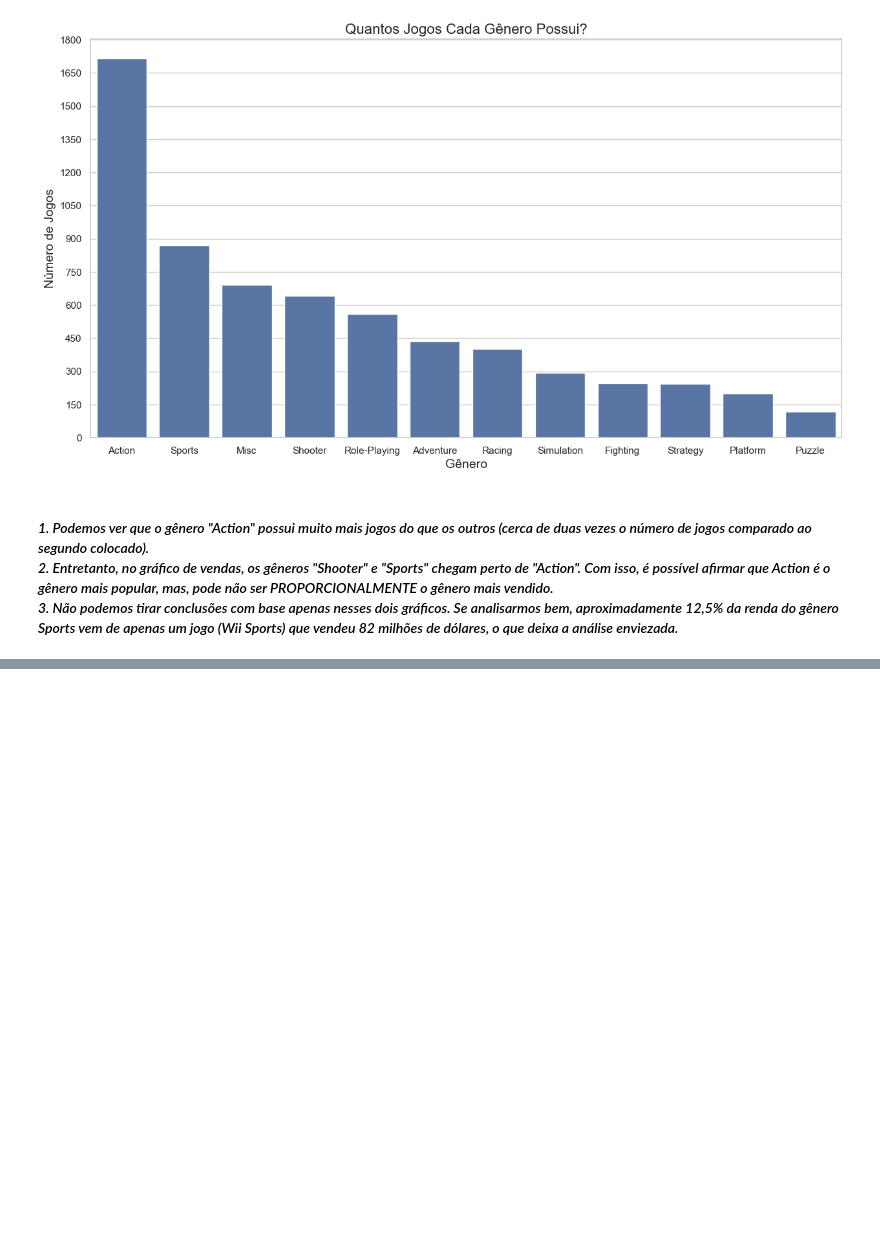
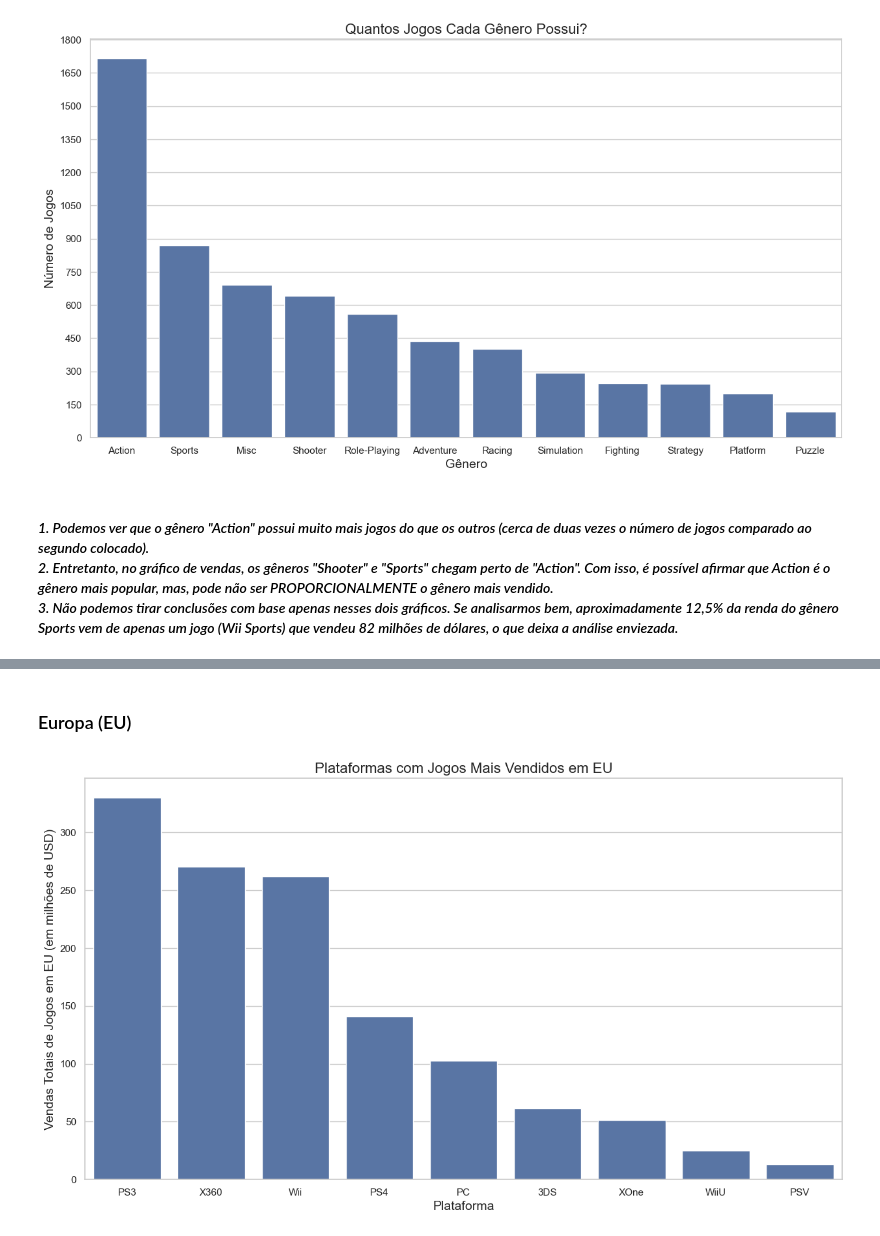
Before and after one commit to henriquetargino/games, a Jupyter notebook: EDA.ipynb, the cells around one changed output, grey strips where cells are left out. Saved outputs shown, nothing was run; the diff lists cells and outputs as text; code cells hidden in the pictures; blank space fills up the shorter version.

```diff
--- a/EDA.ipynb
+++ b/EDA.ipynb
@@ -473,0 +490,15 @@ plt.show()
+# %% [markdown]
+### Europa (EU)
+# %%
+eu = df_predict.groupby('platform')['eu_sales'].sum().reset_index().sort_values(by='eu_sales', ascending=False)
+
+plt.figure(figsize=(15,8))
+sns.barplot(data=eu, x='platform', y='eu_sales')
+
+plt.title('Plataformas com Jogos Mais Vendidos em EU', fontsize=16)
+plt.xlabel('Plataforma', fontsize=14)
+plt.ylabel('Vendas Totais de Jogos em EU (em milhões de USD)', fontsize=14)
+
+plt.show()
+# %% [output]
+[figure, added]
```
Also changed, not shown: parts of 6 cells of this notebook.
